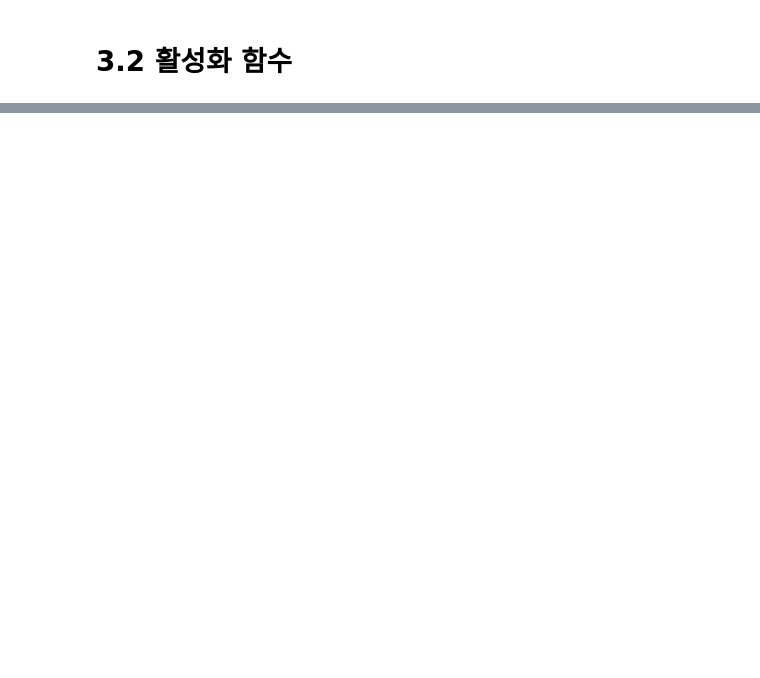
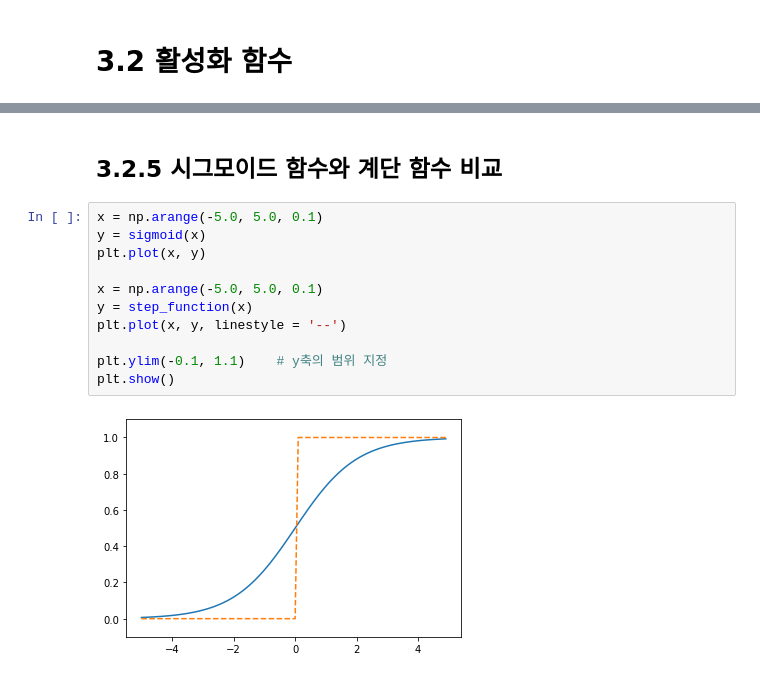
Before and after one commit to Choi-HanEol/DeepLearning-from-Scratch, a Jupyter notebook: Ch3. 신경망.ipynb, the cells around one changed output, grey strips where cells are left out. Drawn from its saved outputs; the diff is of its cells as text; blank space fills up the shorter version.

```diff
--- a/Ch3. 신경망.ipynb
+++ b/Ch3. 신경망.ipynb
@@ -29,0 +108,15 @@
+# %% [markdown]
+## 3.2.5 시그모이드 함수와 계단 함수 비교
+# %%
+x = np.arange(-5.0, 5.0, 0.1)
+y = sigmoid(x)
+plt.plot(x, y)
+
+x = np.arange(-5.0, 5.0, 0.1)
+y = step_function(x)
+plt.plot(x, y, linestyle = '--')
+
+plt.ylim(-0.1, 1.1)    # y축의 범위 지정
+plt.show()
+# %% [output]
+[figure, added]
```
Also changed, not shown: parts of 19 cells of this notebook.
